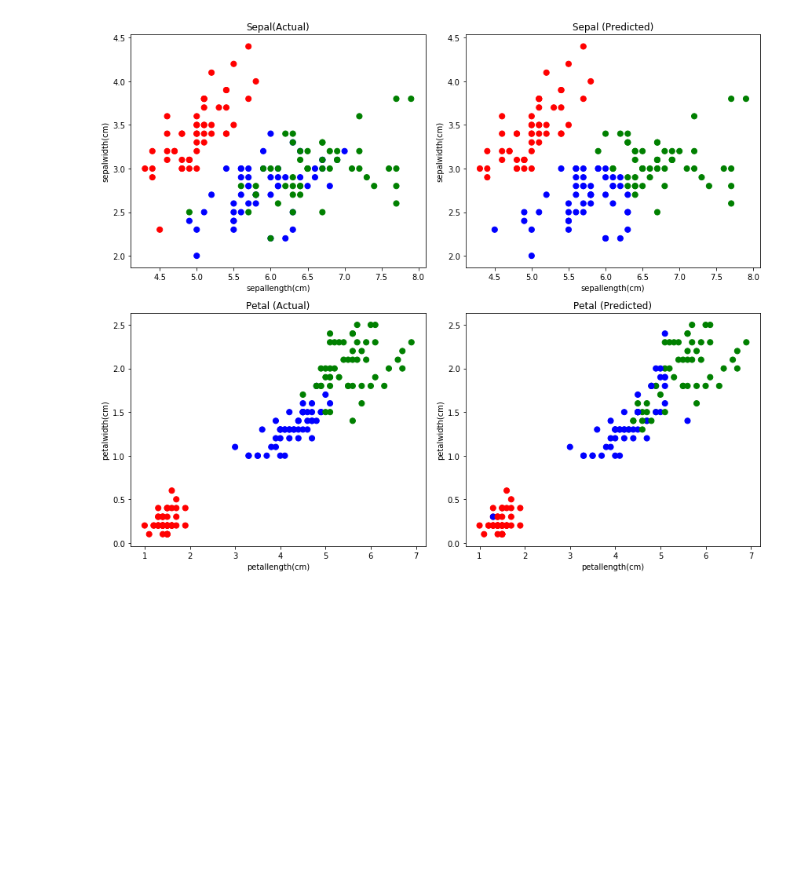
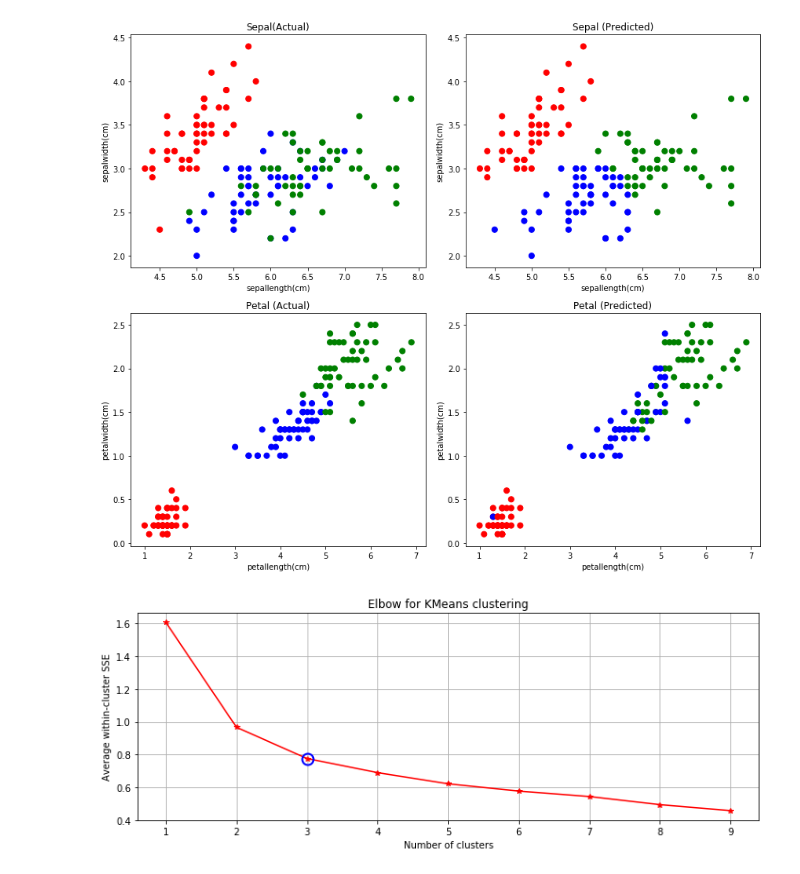
Before and after one commit to MengYao89/Data_Analysis, a Jupyter notebook: Jupyter/K-mean clustering.ipynb, the cells around one changed output. Drawn from its saved outputs; the diff is of its cells as text; code cells hidden in the pictures; blank space fills up the shorter version.

Commit message:
add Elbow graph for KMean clustering

```diff
--- a/Jupyter/K-mean clustering.ipynb
+++ b/Jupyter/K-mean clustering.ipynb
@@ -22,7 +22,7 @@ iris.head()
 | 3 | 4.6 | 3.1 | 1.5 | 0.2 | 0.0 |
 | 4 | 5.0 | 3.6 | 1.4 | 0.2 | 0.0 |
 # %%
-X = iris.ix[:,0:3]  # independent variables, firs 3 column
+X = iris.ix[:,:3]  # independent variables, firs 3 column
 y = iris.species   # dependent variable
 sc = StandardScaler()
 sc.fit(X)
@@ -110,0 +105,37 @@ plt.tight_layout()
+# %%
+K = range(1, 10)
+KM = [KMeans(n_clusters=k).fit(X) for k in K]
+# KM[0], n_clusters = 1
+# KM[1], n_clusters = 2
+# KM[2], n_clusters = 3
+centroids = [k.cluster_centers_ for k in KM]
+
+D_k = [cdist(X, cent, 'euclidean') for cent in centroids]
+cIdx = [np.argmin(D, axis=1) for D in D_k]
+dist = [np.min(D,axis=1) for D in D_k]
+avgWithinSS = [sum(d)/X.shape[0] for d in dist]
+
+# Total with-in sum of square
+wcss = [sum(d**2) for d in dist]
+tss = sum(pdist(X)**2)/X.shape[0]
+bss = tss-wcss
+
+
+##### plot ###
+kIdx = 2
+
+# elbow curve
+# Set the size of the plot
+plt.figure(figsize=(10,4))
+plt.subplot()
+plt.plot(K, avgWithinSS, 'r*-')
+plt.plot(K[kIdx], avgWithinSS[kIdx], marker='o', markersize=12,
+    markeredgewidth=2, markeredgecolor='b', markerfacecolor='None')
+plt.grid(True)
+plt.xlabel('Number of clusters')
+plt.ylabel('Average within-cluster SSE')
+plt.title('Elbow for KMeans clustering')
+
+plt.tight_layout()
+# %% [output]
+[figure, added]
```
Also changed, not shown: parts of 2 cells of this notebook.
